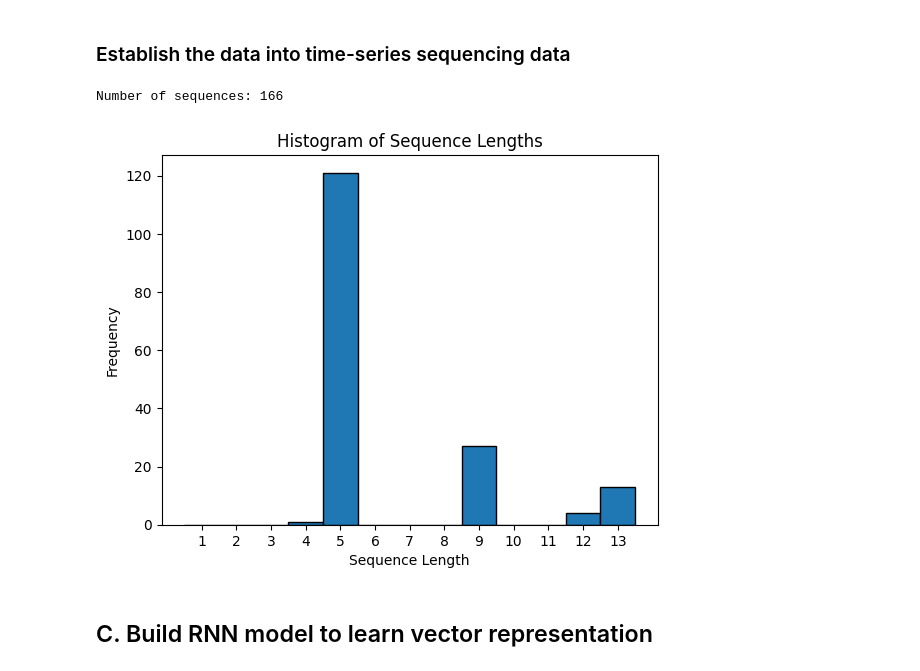
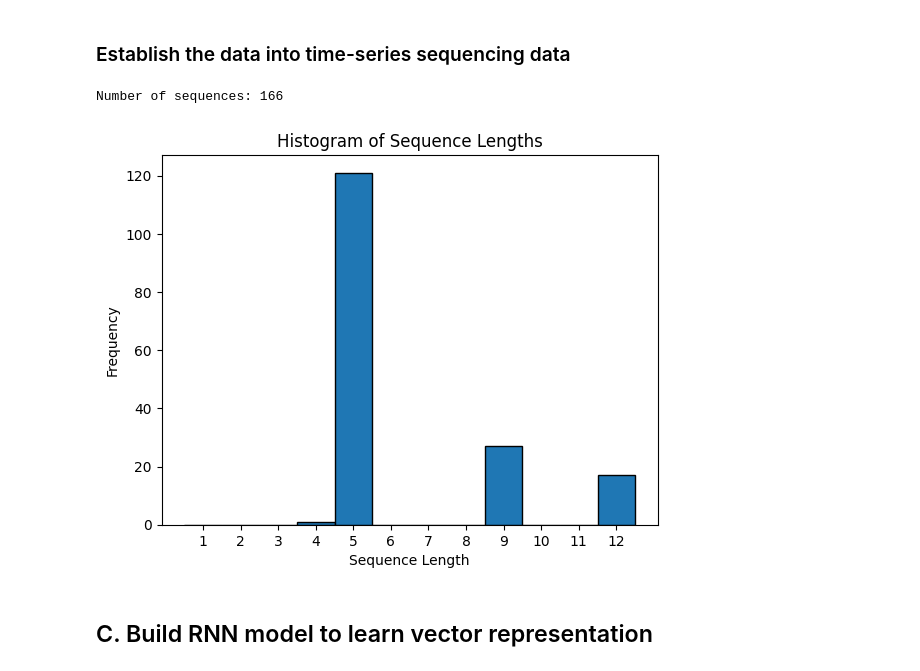
Before and after one commit to trungtranquoc/Data-Warehouse-Product-Mix-Clustering, a Jupyter notebook: LSTM_features_learning.ipynb, the cells around one changed output. Saved outputs shown, nothing was run; the diff lists cells and outputs as text; code cells hidden in the pictures.

```diff
--- a/LSTM_features_learning.ipynb
+++ b/LSTM_features_learning.ipynb
@@ -16,7 +37,16 @@ The attributes used for features of sequence data include:
 # %%
 import pandas as pd
+from datetime import datetime
+
+START_DATE = datetime(2011, 7, 1)
+
+dfDimProduct = pd.read_sql_query('SELECT * FROM dwh."DimProduct"', con=postgre_engine).set_index('ProductID')
+dfDimSubcategory = pd.read_sql_query('SELECT * FROM dwh."DimProductSubcategory"', con=postgre_engine).set_index('ProductSubcategoryID')
+dfDimCategory = pd.read_sql_query('SELECT * FROM dwh."DimProductCategory"', con=postgre_engine).set_index('ProductCategoryID')
 
 factProductSales_df = pd.read_csv('data/factProductSales_enriched.csv')
+factProductSales_df['OrderDate'] = pd.to_datetime(factProductSales_df['OrderDate'])
+factProductSales_df = factProductSales_df[factProductSales_df['OrderDate'] >= START_DATE]
 
 factProductSales_df.info()
 # %% [output]
@@ -49,7 +79,7 @@ In this stage, we process and group the data to get feature matrix:
 # %% [markdown]
 ### Group the order date by quarter
 # %%
-from datetime import datetime
+MONTH_PER_QUARTER = 3                   # How many months are considered to be a single quarter
 
 class QuarterFormatter:
     year: int
@@ -63,11 +93,11 @@ class QuarterFormatter:
     def get_quarter(date_str: datetime):
         return QuarterFormatter(
             year=date_str.year,
-            quarter=((date_str.month - 1) // 3) + 1
+            quarter=((date_str.month - 1) // MONTH_PER_QUARTER) + 1
         )
 
     def __sub__(self, other: 'QuarterFormatter') -> int:
-        return (self.year - other.year) * 4 + (self.quarter - other.quarter)
+        return (self.year - other.year) * MONTH_PER_QUARTER + (self.quarter - other.quarter)
 
     def __str__(self) -> str:
         return f"{self.year}-Q{self.quarter}"
@@ -138,6 +179,7 @@ final_dates = product_df.groupby('ProductID').aggregate({
 })
 active_products = final_dates[final_dates['Quarter'] >= ACTIVE_QUARTER].index
 product_df = product_df[product_df['ProductID'].isin(active_products)].reset_index(drop=True)
+product_df.set_index('ProductID', inplace=True)
 
 print("Number of active products:", len(active_products))
 
@@ -169,27 +210,26 @@ memory usage: 75.3+ KB
 # %%
 import numpy as np
 import matplotlib.pyplot as plt
 
-FEATURES = ['revenue', 'profit', 'profit_margin', 'nunique_customer',
-            'order_frequency', 'average_unit_price', 'avg_quantity_sold']
+FEATURES = ['revenue', 'profit', 'order_frequency', 'average_unit_price']
 
 sequences_data = []
 for product_id in active_products:
-    data_slice = product_df[product_df['ProductID'] == product_id].sort_values(by='Quarter')
+    data_slice = product_df[product_df.index == product_id].sort_values(by='Quarter')
     data_slice = data_slice[FEATURES].to_numpy()
     sequences_data.append(data_slice)
 
 print("Number of sequences:", len(sequences_data))
 # Plotting histogram for length of sequences
 sequence_lengths = [len(seq) for seq in sequences_data]
 plt.hist(sequence_lengths, bins=np.arange(1, max(sequence_lengths)+2)-0.5, edgecolor='black')
 plt.title("Histogram of Sequence Lengths")
 plt.xlabel("Sequence Length")
 plt.ylabel("Frequency")
 plt.xticks(range(1, max(sequence_lengths)+1))
 plt.show()
 # %% [output]
 Number of sequences: 166
-[figure, old version]
+[figure, new version]
 # %% [markdown]
 ## C. Build RNN model to learn vector representation
```
Also changed, not shown: parts of 20 cells of this notebook, 2 other files.
